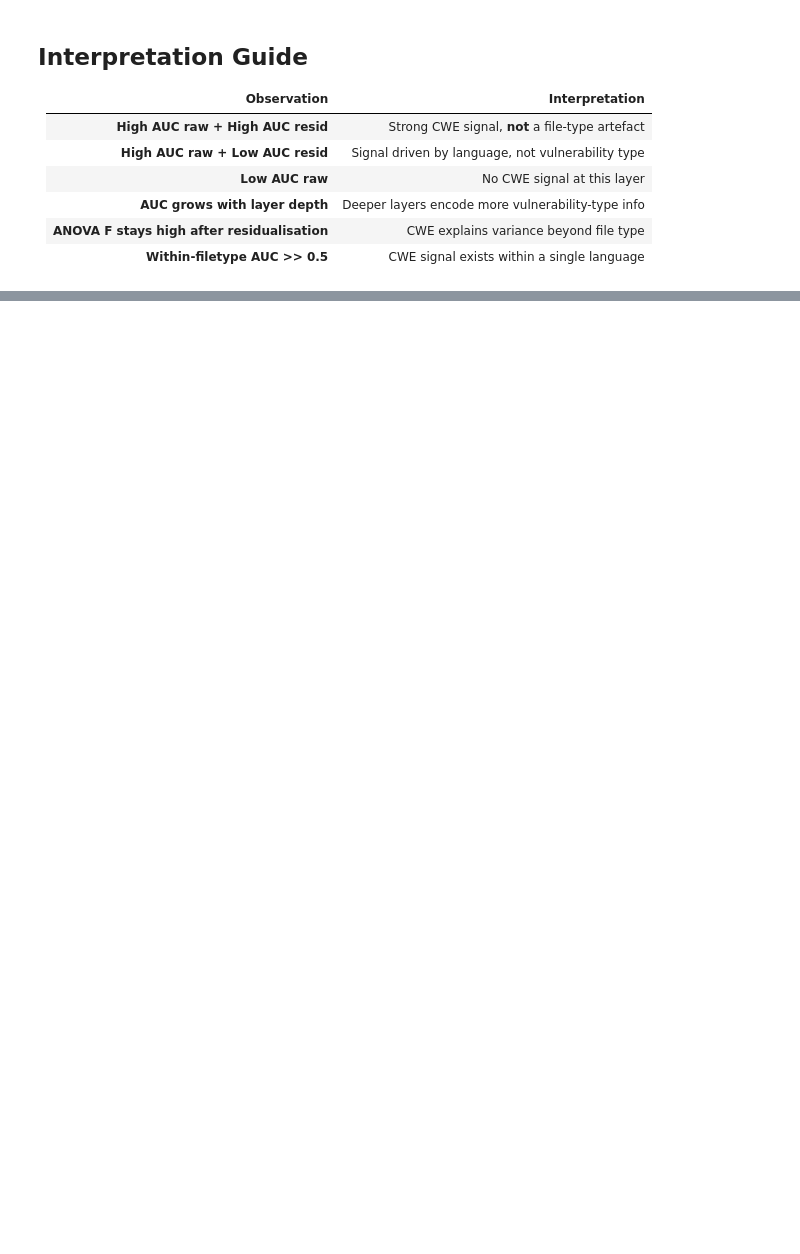
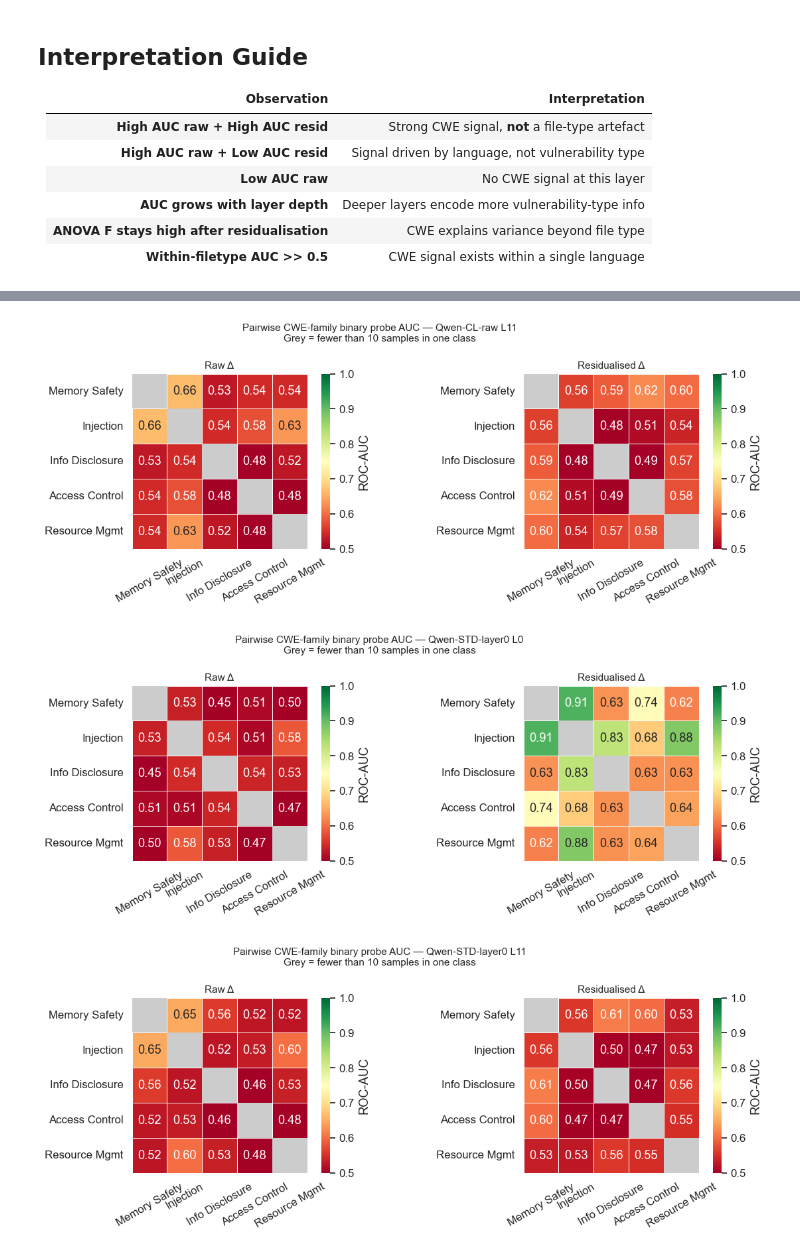
Before and after one commit to rufimelo99/SAE-Java-Bug-Detection, a Jupyter notebook: sae_java_bug/sparse_autoencoders/notebooks/layer_cwe_ablation.ipynb, the cells around one changed output, grey strips where cells are left out. Saved outputs shown, nothing was run; the diff lists cells and outputs as text; code cells hidden in the pictures; blank space fills up the shorter version.

```diff
--- a/sae_java_bug/sparse_autoencoders/notebooks/layer_cwe_ablation.ipynb
+++ b/sae_java_bug/sparse_autoencoders/notebooks/layer_cwe_ablation.ipynb
@@ -601,0 +749,12 @@ Qwen-STD-layer27 L27   Resource Mgmt    0.533      0.499 -0.034
+# %%
+# Compute pairwise matrices — raw and residualised — for each representative layer
+pairwise_raw   = {}
+pairwise_resid = {}
+
+for lbl in tqdm(PAIRWISE_LAYERS, desc="Pairwise probes"):
+    delta, meta, _ = layers_data[lbl]
+    resid, _, _    = layers_data_resid[lbl]
+    pairwise_raw[lbl]   = pairwise_family_probe(delta, meta, MAIN_FAMILIES)
+    pairwise_resid[lbl] = pairwise_family_probe(resid, meta, MAIN_FAMILIES)
+    print(f"\n{lbl} — raw pairwise AUC:")
+    print(pairwise_raw[lbl].round(3).to_string())
@@ -601,0 +783,45 @@ Qwen-STD-layer27 L27   Resource Mgmt    0.533      0.499 -0.034
+# %%
+# ── Visualise: side-by-side raw vs residualised pairwise AUC matrices ─────────
+for lbl in PAIRWISE_LAYERS:
+    fig, axes = plt.subplots(1, 2, figsize=(12, 4.5))
+    for ax, (title, mat) in zip(axes, [
+        ("Raw Δ",          pairwise_raw[lbl]),
+        ("Residualised Δ", pairwise_resid[lbl]),
+    ]):
+        mask_nan = mat.isna()
+        sns.heatmap(
+            mat, annot=True, fmt=".2f", cmap="RdYlGn",
+            ax=ax, vmin=0.5, vmax=1.0, linewidths=0.5,
+            mask=mask_nan,
+            cbar_kws={"label": "ROC-AUC"},
+            square=True,
+        )
+        # shade NaN cells grey
+        for i in range(len(MAIN_FAMILIES)):
+            for j in range(len(MAIN_FAMILIES)):
+                if mask_nan.iloc[i, j]:
+                    ax.add_patch(plt.Rectangle((j, i), 1, 1, fill=True, color="#cccccc", lw=0))
+        ax.set_title(title, fontsize=11)
+        ax.tick_params(axis="x", rotation=30)
+        ax.tick_params(axis="y", rotation=0)
+
+    fig.suptitle(
+        f"Pairwise CWE-family binary probe AUC — {lbl}\n"
+        "Grey = fewer than 10 samples in one class",
+        fontsize=11,
+    )
+    plt.tight_layout()
+    safe_lbl = lbl.replace(" ", "_")
+    plt.savefig(f"pairwise_family_{safe_lbl}.pdf", bbox_inches="tight")
+    plt.show()
+
+# ── Δ (residualised − raw) to see which pairs are language-driven ──────────────
+print("\nΔ pairwise AUC (resid − raw) per layer — negative = language confound:")
+for lbl in PAIRWISE_LAYERS:
+    diff = (pairwise_resid[lbl] - pairwise_raw[lbl]).round(3)
+    print(f"\n{lbl}:")
+    print(diff.to_string())
+# %% [output]
+[figure, added]
+[figure, added]
+[figure, added]
```
Also changed, not shown: parts of 20 cells of this notebook, 4 other files.
